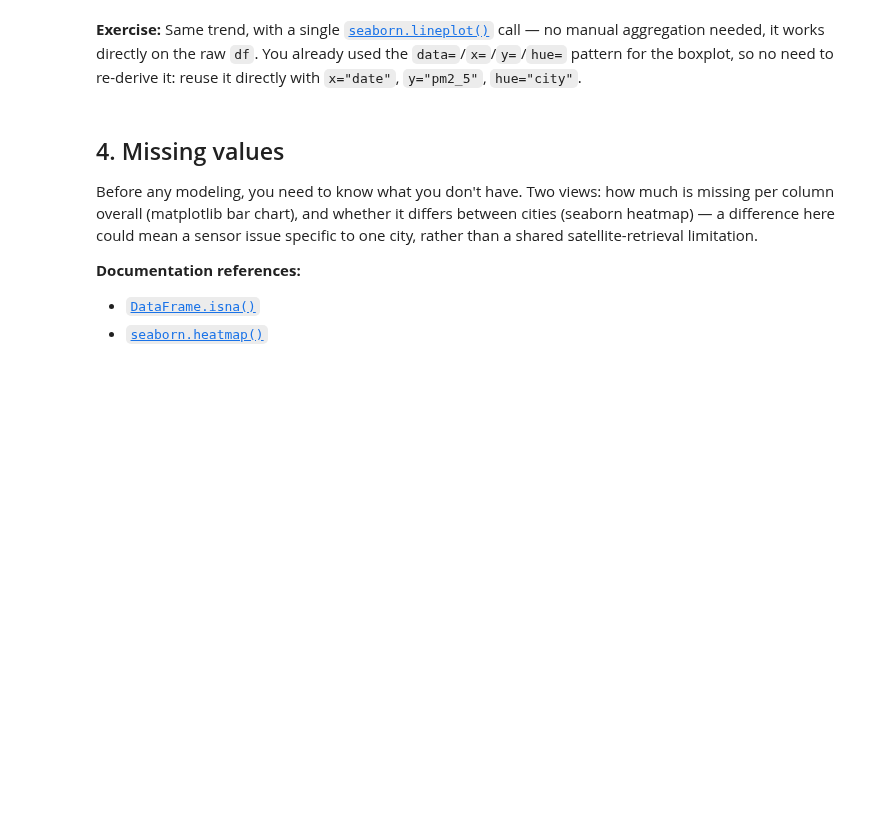
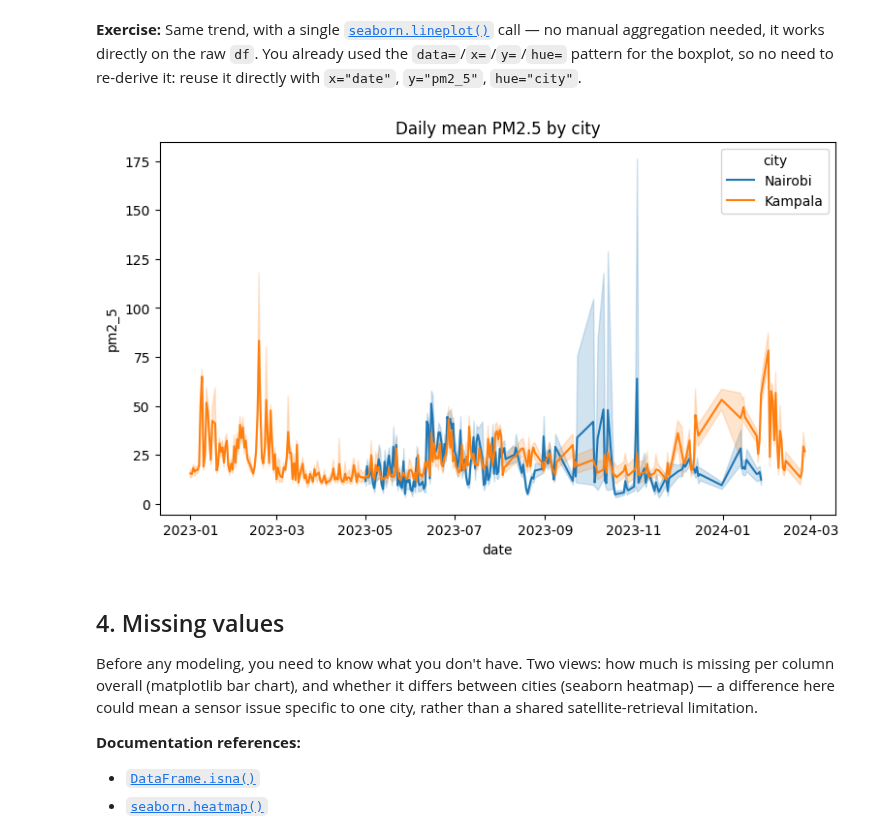
Before and after one commit to hfougerouxge1/AirQuality, a Jupyter notebook: notebooks/session2/01_discovery.ipynb, the cells around one changed output. Cells and saved outputs as stored; diff of their text form; code cells hidden in the pictures; blank space fills up the shorter version.

```diff
--- a/notebooks/session2/01_discovery.ipynb
+++ b/notebooks/session2/01_discovery.ipynb
@@ -126,6 +183,12 @@ def plot_daily_trend(daily_mean, city, ax):
 **Exercise:** Same trend, with a single [`seaborn.lineplot()`](https://seaborn.pydata.org/generated/seaborn.lineplot.html) call — no manual aggregation needed, it works directly on the raw `df`. You already used the `data=`/`x=`/`y=`/`hue=` pattern for the boxplot, so no need to re-derive it: reuse it directly with `x="date"`, `y="pm2_5"`, `hue="city"`.
 # %%
 # TODO 7: same trend, with a single seaborn.lineplot call (aggregation + confidence interval included)
+plt.subplots(figsize=(9, 5))
+sns.lineplot(data=df, x="date", y="pm2_5", hue="city")
+plt.title("Daily mean PM2.5 by city")
+plt.show()
+# %% [output]
+[figure, added]
 # %% [markdown]
 ## 4. Missing values
 
```
Also changed, not shown: parts of 8 cells of this notebook.
